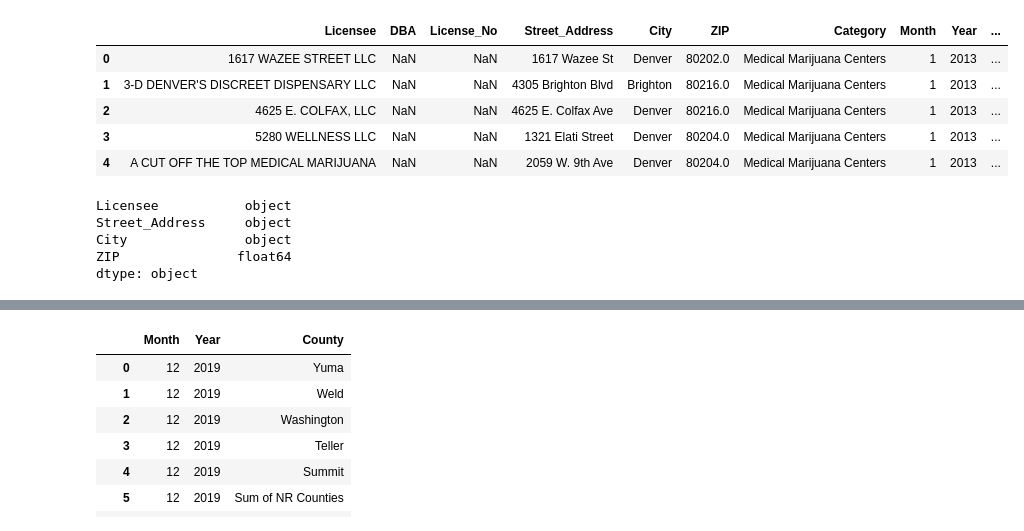
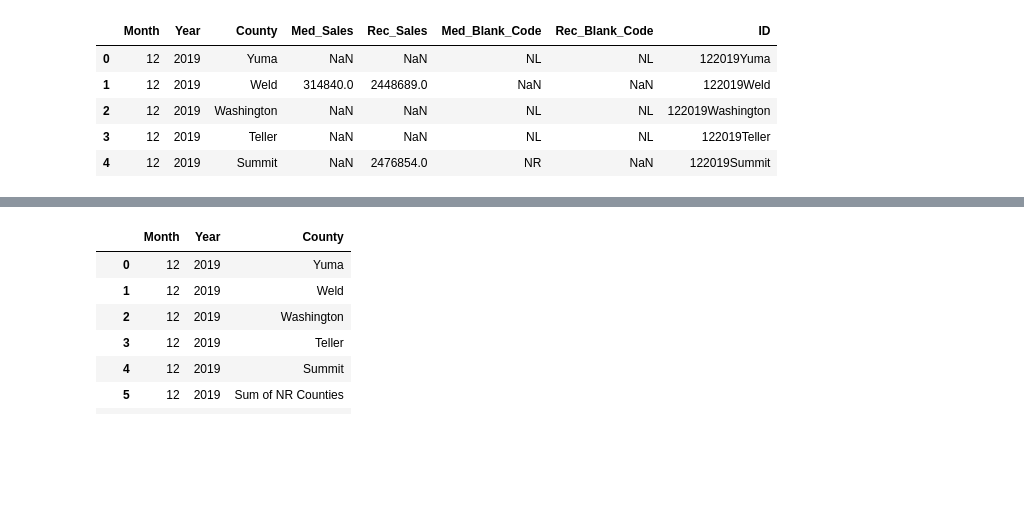
Before and after one commit to jtmcginley123/project-one, a Jupyter notebook: data/james_cleaning.ipynb, the cells around one changed output, grey strips where cells are left out. Cells and saved outputs as stored; diff of their text form; code cells hidden in the pictures; blank space fills up the shorter version.

Commit message:
updated james clean data

```diff
--- a/data/james_cleaning.ipynb
+++ b/data/james_cleaning.ipynb
@@ -1,14 +53,11 @@
 # %%
-# Imports
-import pandas as pd
 
-#Dispensary Addresses in CO
-dispensary_address = pd.read_csv("rawdata/James-Licensed-Marijuana-Businesses-Colorado.csv")
-dispensary_address.head()
+df = pd.read_csv("rawdata/James-Marijuana-Sales-Revenue-Colorado.csv")
+df.head()
 # %% [output]
-|  | Licensee | DBA | License_No | Street_Address | City | ZIP | Category | Month | Year | ... |
-| 0 | 1617 WAZEE STREET LLC | NaN | NaN | 1617 Wazee St | Denver | 80202.0 | Medical Marijuana Centers | 1 | 2013 | ... |
-| 1 | 3-D DENVER'S DISCREET DISPENSARY LLC | NaN | NaN | 4305 Brighton Blvd | Brighton | 80216.0 | Medical Marijuana Centers | 1 | 2013 | ... |
-| 2 | 4625 E. COLFAX, LLC | NaN | NaN | 4625 E. Colfax Ave | Denver | 80216.0 | Medical Marijuana Centers | 1 | 2013 | ... |
-| 3 | 5280 WELLNESS LLC | NaN | NaN | 1321 Elati Street | Denver | 80204.0 | Medical Marijuana Centers | 1 | 2013 | ... |
-| 4 | A CUT OFF THE TOP MEDICAL MARIJUANA | NaN | NaN | 2059 W. 9th Ave | Denver | 80204.0 | Medical Marijuana Centers | 1 | 2013 | ... |
+|  | Month | Year | County | Med_Sales | Rec_Sales | Med_Blank_Code | Rec_Blank_Code | ID |
+| 0 | 12 | 2019 | Yuma | NaN | NaN | NL | NL | 122019Yuma |
+| 1 | 12 | 2019 | Weld | 314840.0 | 2448689.0 | NaN | NaN | 122019Weld |
+| 2 | 12 | 2019 | Washington | NaN | NaN | NL | NL | 122019Washington |
+| 3 | 12 | 2019 | Teller | NaN | NaN | NL | NL | 122019Teller |
+| 4 | 12 | 2019 | Summit | NaN | 2476854.0 | NR | NaN | 122019Summit |
@@ -22,8 +63,0 @@ dispensary_address_clean = dispensary_address[['Licensee', 'Street_Address', 'Ci
-# %%
-dispensary_address_clean.dtypes
-# %% [output]
-Licensee           object
-Street_Address     object
-City               object
-ZIP               float64
-dtype: object
```
Also changed, not shown: parts of 5 cells of this notebook.
